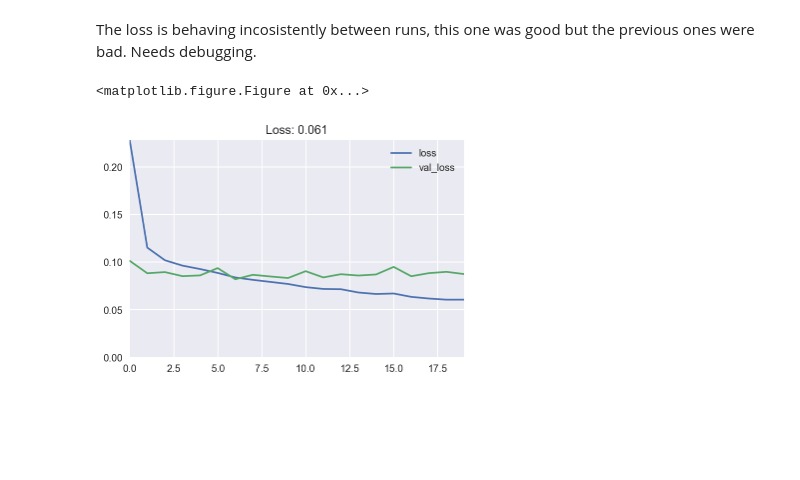
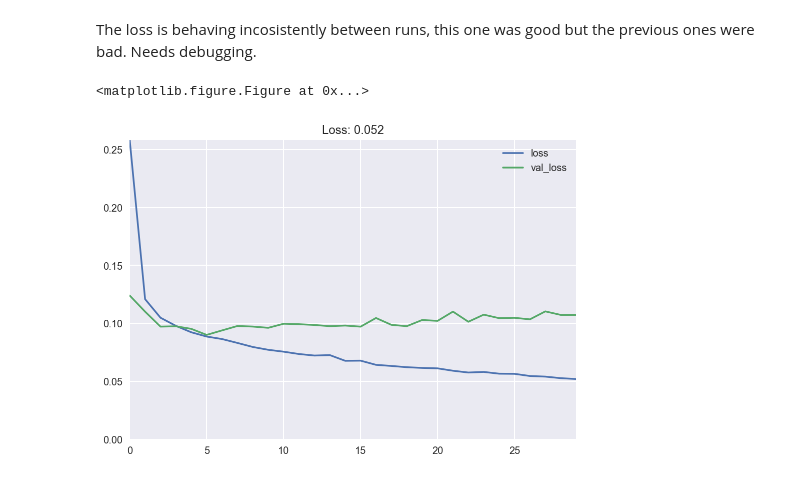
Before and after one commit to ardendertat/Applied-Deep-Learning-with-Keras, a Jupyter notebook: notebooks/Part 2 - Case Studies.ipynb, the cells around one changed output. Cells and saved outputs as stored; diff of their text form; code cells hidden in the pictures; blank space fills up the shorter version.

```diff
--- a/notebooks/Part 2 - Case Studies.ipynb
+++ b/notebooks/Part 2 - Case Studies.ipynb
@@ -601,10 +642,10 @@ df[scale_features] = ss.fit_transform(df[scale_features])
 # bucketized features
 bucketized_features = ['yr_built', 'yr_renovated', 'lat', 'long']
 
-bins = range(1890, 2021, 5)
+bins = range(1890, 2021, 10)
 df['yr_built'] = pd.cut(df.yr_built, bins, labels=bins[:-1])
 
-bins = range(1930, 2021, 5)
+bins = range(1930, 2021, 10)
 bins = [-10] + bins
 df['yr_renovated'] = pd.cut(df.yr_renovated, bins, labels=bins[:-1])
 
@@ -707,16 +748,16 @@ The loss is behaving incosistently between runs, this one was good but the previ
 # %%
 deep_model = Sequential()
 deep_model.add(Dense(32, input_shape=(X.shape[1],), activation='relu'))
 deep_model.add(Dense(16, activation='relu'))
 deep_model.add(Dense(8, activation='relu'))
 deep_model.add(Dense(1))
 
 deep_model.compile('adam', 'mean_squared_error')
 
-# early_stop = EarlyStopping(monitor='val_loss', patience=1, verbose=1)
-deep_history = deep_model.fit(X_train, y_train, epochs=20, verbose=0, validation_split=0.1)
+# early_stop = EarlyStopping(monitor='val_loss', patience=2, verbose=1)
+deep_history = deep_model.fit(X_train, y_train, epochs=30, verbose=0, validation_split=0.2)
 #                               callbacks=[early_stop])
 plot_loss(deep_history)
 # %% [output]
 <matplotlib.figure.Figure at 0x...>
-[figure, old version]
+[figure, new version]
```
Also changed, not shown: parts of 41 cells of this notebook, 2 other files.
